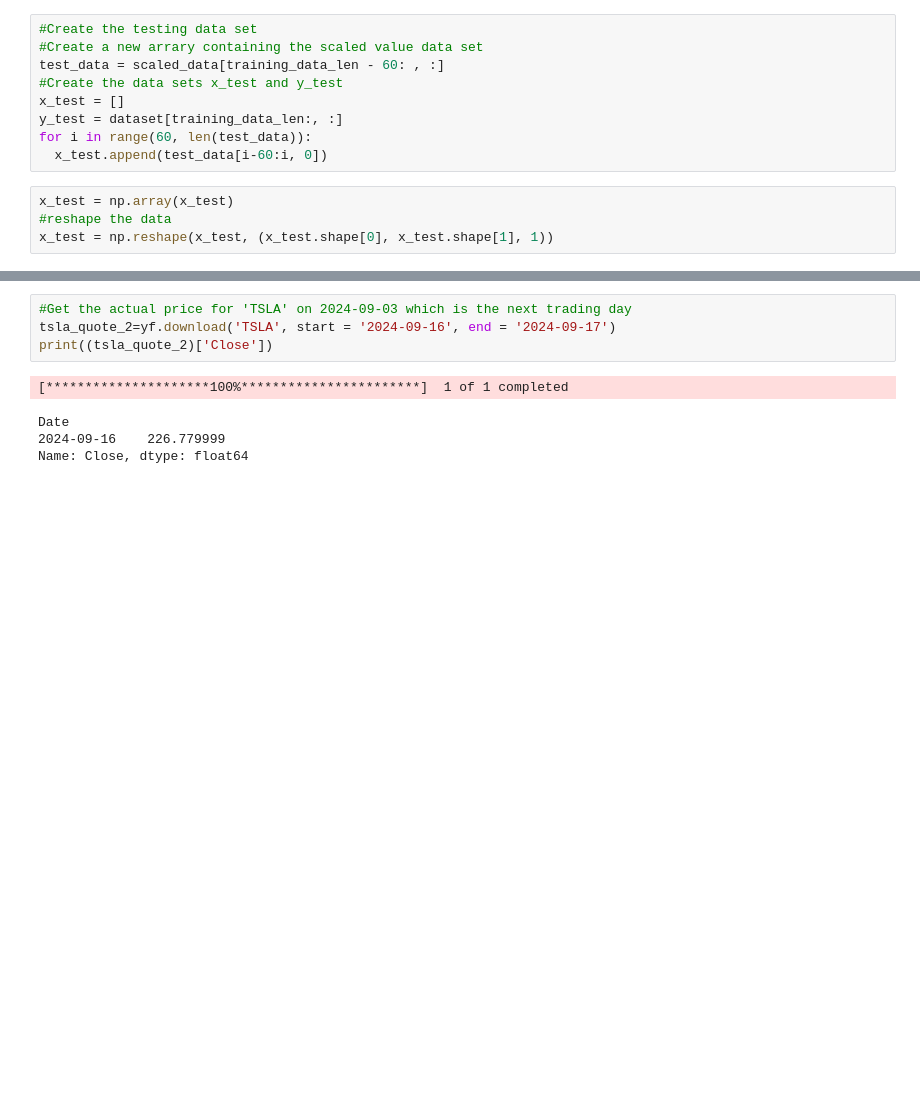
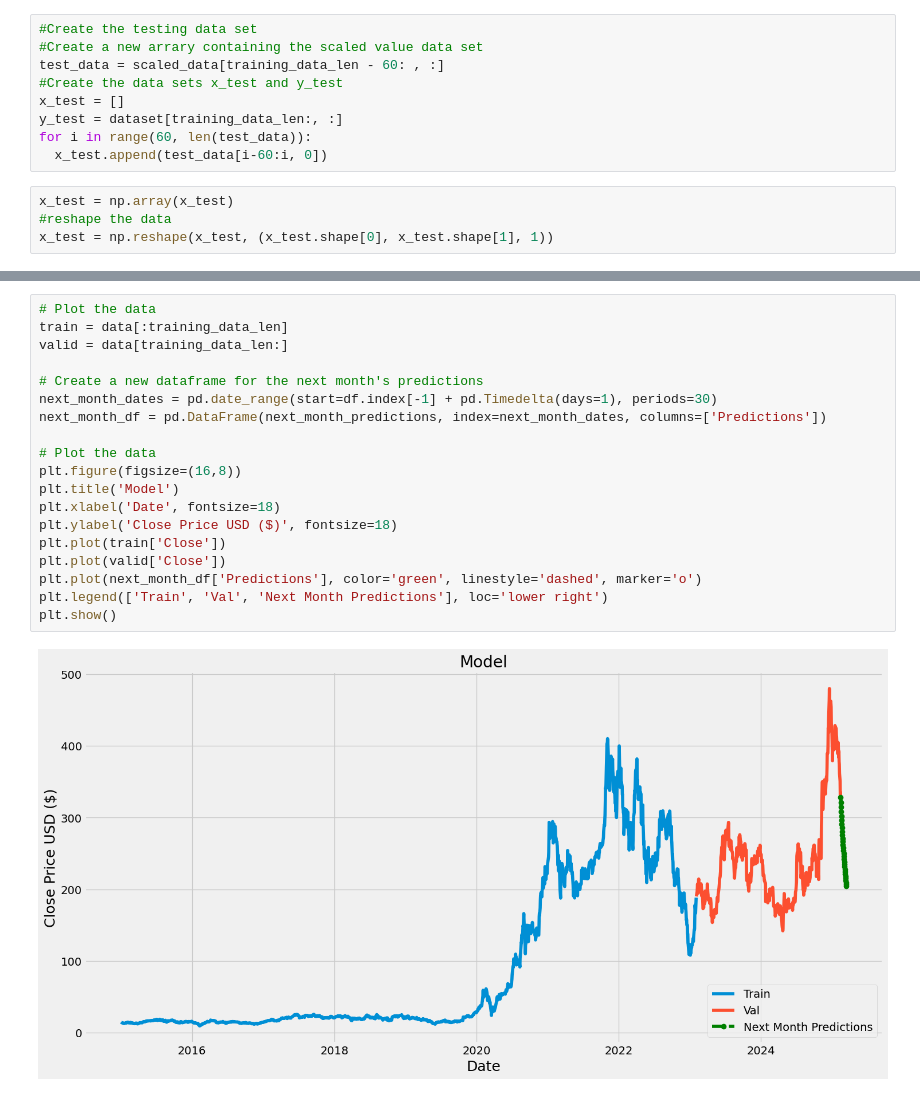
Before and after one commit to shengtzer/Personal-Projects, a Jupyter notebook: Stock_Price_prediction_(TSLA).ipynb, the cells around one changed output, grey strips where cells are left out. Drawn from its saved outputs; the diff is of its cells as text; blank space fills up the shorter version.

```diff
--- a/Stock_Price_prediction_(TSLA).ipynb
+++ b/Stock_Price_prediction_(TSLA).ipynb
@@ -236,9 +250,21 @@ print(pred_price)
-# %%
-#Get the actual price for 'TSLA' on 2024-09-03 which is the next trading day
-tsla_quote_2=yf.download('TSLA', start = '2024-09-16', end = '2024-09-17')
-print((tsla_quote_2)['Close'])
-# %% [output]
-[*********************100%***********************]  1 of 1 completed
-Date
-2024-09-16    226.779999
-Name: Close, dtype: float64
+# %%
+# Plot the data
+train = data[:training_data_len]
+valid = data[training_data_len:]
+
+# Create a new dataframe for the next month's predictions
+next_month_dates = pd.date_range(start=df.index[-1] + pd.Timedelta(days=1), periods=30)
+next_month_df = pd.DataFrame(next_month_predictions, index=next_month_dates, columns=['Predictions'])
+
+# Plot the data
+plt.figure(figsize=(16,8))
+plt.title('Model')
+plt.xlabel('Date', fontsize=18)
+plt.ylabel('Close Price USD ($)', fontsize=18)
+plt.plot(train['Close'])
+plt.plot(valid['Close'])
+plt.plot(next_month_df['Predictions'], color='green', linestyle='dashed', marker='o')
+plt.legend(['Train', 'Val', 'Next Month Predictions'], loc='lower right')
+plt.show()
+# %% [output]
+[figure, added]
```
Also changed, not shown: parts of 18 cells of this notebook.
